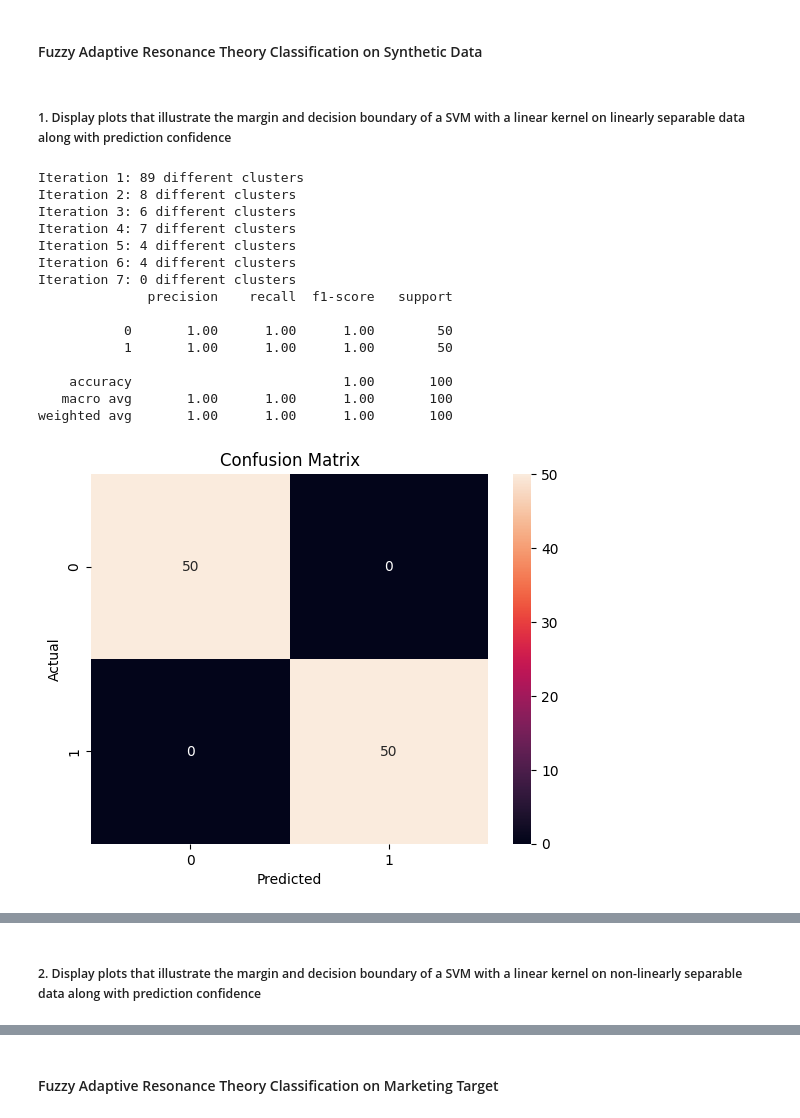
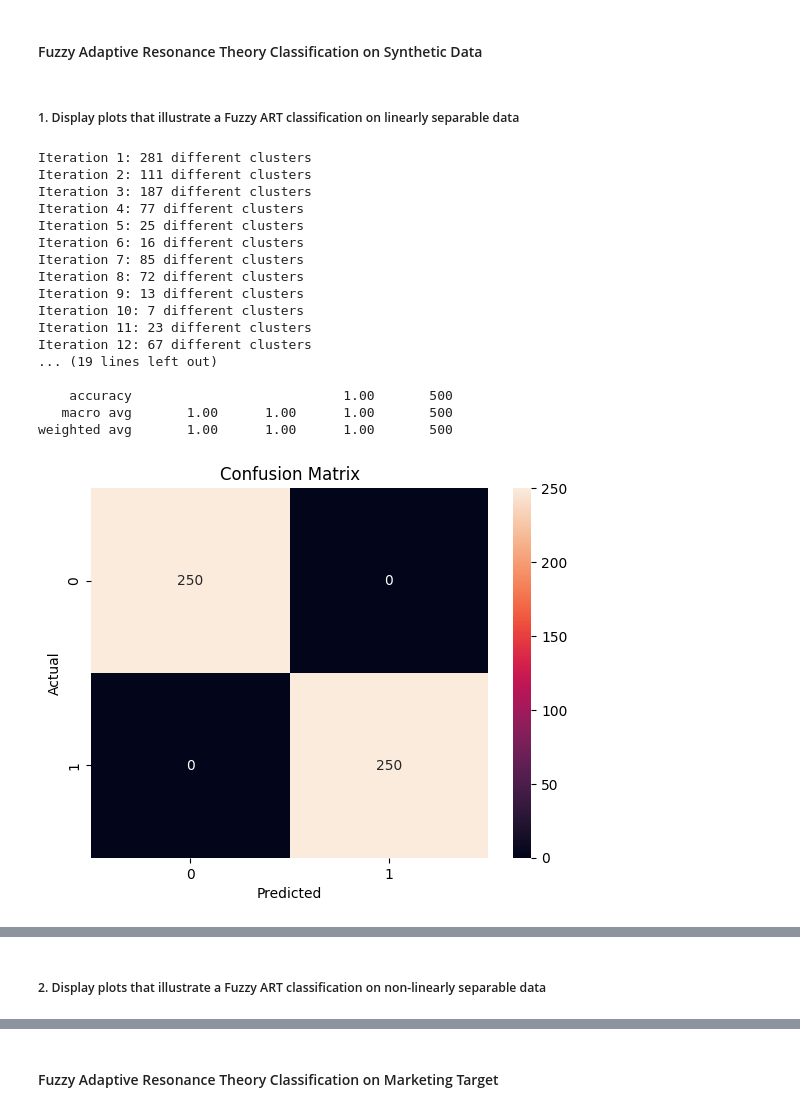
Before and after one commit to XingshengXu/Machine-Learning-Projects, a Jupyter notebook: Adaptive Resonance Theory/ART_demo.ipynb, the cells around one changed output, grey strips where cells are left out. Cells and saved outputs as stored; diff of their text form; code cells hidden in the pictures.

```diff
--- a/Adaptive Resonance Theory/ART_demo.ipynb
+++ b/Adaptive Resonance Theory/ART_demo.ipynb
@@ -7,31 +7,36 @@ from ART import AdaptiveResonanceTheory, generate_test_data, complement_coding,
 # %% [markdown]
-##### 1. Display plots that illustrate the margin and decision boundary of a SVM with a linear kernel on linearly separable data along with prediction confidence
+##### 1. Display plots that illustrate a Fuzzy ART classification on linearly separable data
 # %%
-X, y = generate_test_data(std=0.2)
+X, y = generate_test_data(n_samples=500, n_features=2, std=0.2)
 art = AdaptiveResonanceTheory(
-    learning_rate=0.2,
+    learning_rate=0.1,
     alpha=0.5,
     epsilon=0.8
     )
 art.fit(X, y)
 
 # Predict the Classes Based on ART
 pred_Y = art.predict(X)
-predict_test(y, pred_Y)
+art.predict_test(y, pred_Y)
+
+# Plot the decision boundary and the true labels
+create_contour_plot(art, X, y, resolution=500)
 # %% [output]
-Iteration 1: 89 different clusters
-Iteration 2: 8 different clusters
-Iteration 3: 6 different clusters
-Iteration 4: 7 different clusters
-Iteration 5: 4 different clusters
-Iteration 6: 4 different clusters
-Iteration 7: 0 different clusters
-              precision    recall  f1-score   support
+Iteration 1: 281 different clusters
+Iteration 2: 111 different clusters
+Iteration 3: 187 different clusters
+Iteration 4: 77 different clusters
+Iteration 5: 25 different clusters
+Iteration 6: 16 different clusters
+Iteration 7: 85 different clusters
+Iteration 8: 72 different clusters
+Iteration 9: 13 different clusters
+Iteration 10: 7 different clusters
+Iteration 11: 23 different clusters
+Iteration 12: 67 different clusters
+... (19 lines left out)
 
-           0       1.00      1.00      1.00        50
-           1       1.00      1.00      1.00        50
-
-    accuracy                           1.00       100
-   macro avg       1.00      1.00      1.00       100
-weighted avg       1.00      1.00      1.00       100
+    accuracy                           1.00       500
+   macro avg       1.00      1.00      1.00       500
+weighted avg       1.00      1.00      1.00       500
-[figure, old version]
+[figure, new version]
@@ -38,3 +45,3 @@ weighted avg       1.00      1.00      1.00       100
 # %% [markdown]
-##### 2. Display plots that illustrate the margin and decision boundary of a SVM with a linear kernel on non-linearly separable data along with prediction confidence
+##### 2. Display plots that illustrate a Fuzzy ART classification on non-linearly separable data
 # %%
```
Also changed, not shown: parts of 8 cells of this notebook, 6 other files.
